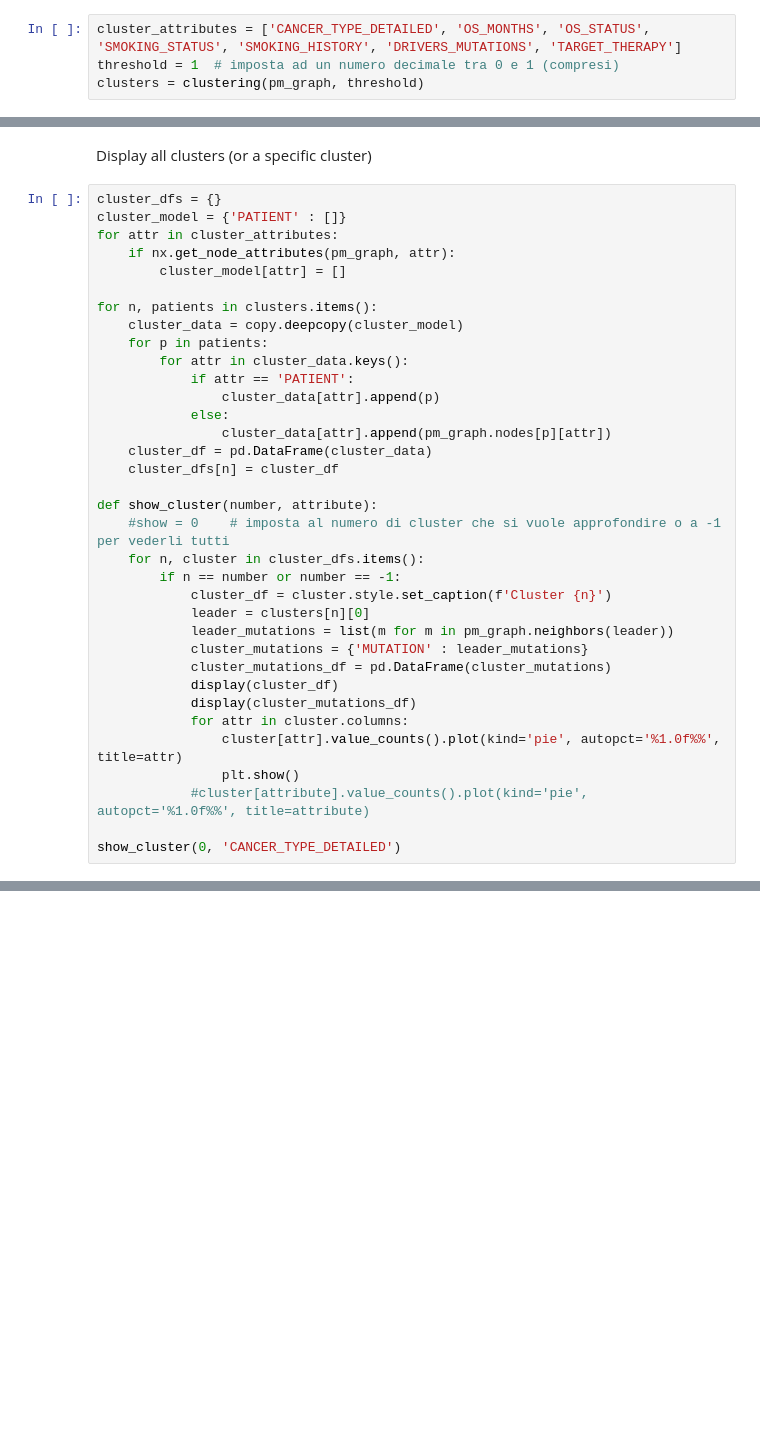
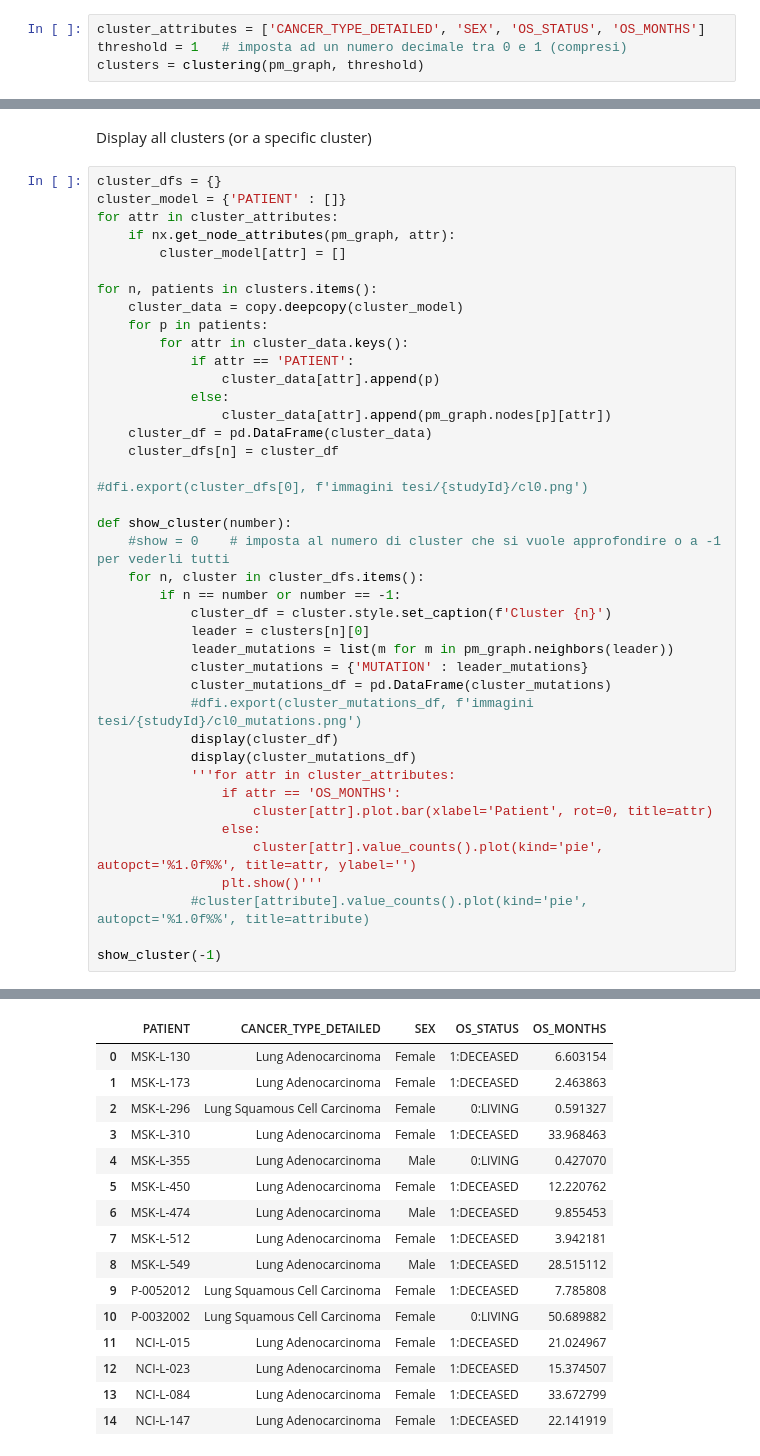
Before and after one commit to belldav/Medical-Data-Analysis, a Jupyter notebook: plot.ipynb, the cells around one changed output, grey strips where cells are left out. Saved outputs shown, nothing was run; the diff lists cells and outputs as text; blank space fills up the shorter version.

```diff
--- a/plot.ipynb
+++ b/plot.ipynb
@@ -45,8 +77,8 @@ display(dis_mutations)
 # %% [markdown]
 #### Clustering
 # %%
-cluster_attributes = ['CANCER_TYPE_DETAILED', 'OS_MONTHS', 'OS_STATUS', 'SMOKING_STATUS', 'SMOKING_HISTORY', 'DRIVERS_MUTATIONS', 'TARGET_THERAPY']
-threshold = 1  # imposta ad un numero decimale tra 0 e 1 (compresi)
+cluster_attributes = ['CANCER_TYPE_DETAILED', 'SEX', 'OS_STATUS', 'OS_MONTHS']
+threshold = 1   # imposta ad un numero decimale tra 0 e 1 (compresi)
 clusters = clustering(pm_graph, threshold)
 # %% [markdown]
 Display general cluster view
@@ -84,7 +138,9 @@ for n, patients in clusters.items():
     cluster_df = pd.DataFrame(cluster_data)
     cluster_dfs[n] = cluster_df
 
-def show_cluster(number, attribute):
+#dfi.export(cluster_dfs[0], f'immagini tesi/{studyId}/cl0.png')
+
+def show_cluster(number):
     #show = 0    # imposta al numero di cluster che si vuole approfondire o a -1 per vederli tutti
     for n, cluster in cluster_dfs.items():
         if n == number or number == -1:
@@ -93,11 +149,16 @@ def show_cluster(number, attribute):
             leader_mutations = list(m for m in pm_graph.neighbors(leader))
             cluster_mutations = {'MUTATION' : leader_mutations}
             cluster_mutations_df = pd.DataFrame(cluster_mutations)
+            #dfi.export(cluster_mutations_df, f'immagini tesi/{studyId}/cl0_mutations.png')
             display(cluster_df)
             display(cluster_mutations_df)
-            for attr in cluster.columns:
-                cluster[attr].value_counts().plot(kind='pie', autopct='%1.0f%%', title=attr)
-                plt.show()
+            '''for attr in cluster_attributes:
+                if attr == 'OS_MONTHS':
+                    cluster[attr].plot.bar(xlabel='Patient', rot=0, title=attr)
+                else:
+                    cluster[attr].value_counts().plot(kind='pie', autopct='%1.0f%%', title=attr, ylabel='')
+                plt.show()'''
             #cluster[attribute].value_counts().plot(kind='pie', autopct='%1.0f%%', title=attribute)
 
-show_cluster(0, 'CANCER_TYPE_DETAILED')
+show_cluster(-1)
+# %% [output]
@@ -103,0 +166,16 @@ show_cluster(0, 'CANCER_TYPE_DETAILED')
+|  | PATIENT | CANCER_TYPE_DETAILED | SEX | OS_STATUS | OS_MONTHS |
+| 0 | MSK-L-130 | Lung Adenocarcinoma | Female | 1:DECEASED | 6.603154 |
+| 1 | MSK-L-173 | Lung Adenocarcinoma | Female | 1:DECEASED | 2.463863 |
+| 2 | MSK-L-296 | Lung Squamous Cell Carcinoma | Female | 0:LIVING | 0.591327 |
+| 3 | MSK-L-310 | Lung Adenocarcinoma | Female | 1:DECEASED | 33.968463 |
+| 4 | MSK-L-355 | Lung Adenocarcinoma | Male | 0:LIVING | 0.427070 |
+| 5 | MSK-L-450 | Lung Adenocarcinoma | Female | 1:DECEASED | 12.220762 |
+| 6 | MSK-L-474 | Lung Adenocarcinoma | Male | 1:DECEASED | 9.855453 |
+| 7 | MSK-L-512 | Lung Adenocarcinoma | Female | 1:DECEASED | 3.942181 |
+| 8 | MSK-L-549 | Lung Adenocarcinoma | Male | 1:DECEASED | 28.515112 |
+| 9 | P-0052012 | Lung Squamous Cell Carcinoma | Female | 1:DECEASED | 7.785808 |
+| 10 | P-0032002 | Lung Squamous Cell Carcinoma | Female | 0:LIVING | 50.689882 |
+| 11 | NCI-L-015 | Lung Adenocarcinoma | Female | 1:DECEASED | 21.024967 |
+| 12 | NCI-L-023 | Lung Adenocarcinoma | Female | 1:DECEASED | 15.374507 |
+| 13 | NCI-L-084 | Lung Adenocarcinoma | Female | 1:DECEASED | 33.672799 |
+| 14 | NCI-L-147 | Lung Adenocarcinoma | Female | 1:DECEASED | 22.141919 |
```
Also changed, not shown: parts of 11 cells of this notebook, 2 other files.
